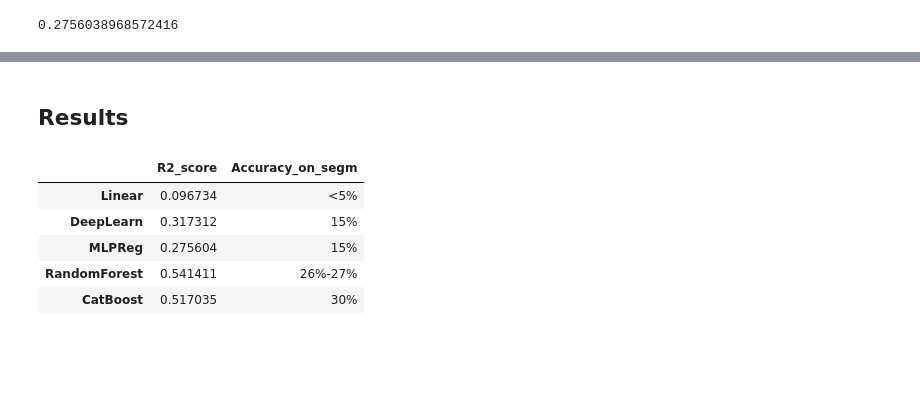
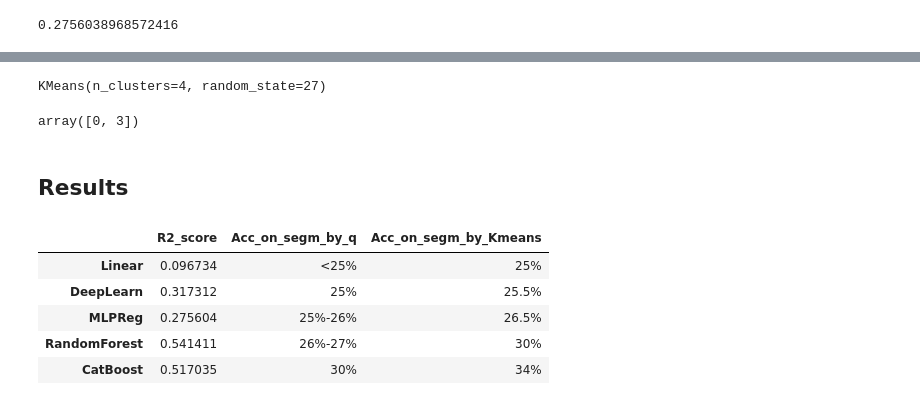
Before and after one commit to AndreyStartup/Hackathon-segment, a Jupyter notebook: Hack1.ipynb, the cells around one changed output, grey strips where cells are left out. Cells and saved outputs as stored; diff of their text form; code cells hidden in the pictures; blank space fills up the shorter version.

Commit message:
Kmeans change

```diff
--- a/Hack1.ipynb
+++ b/Hack1.ipynb
@@ -295,11 +302,19 @@ r2_score(y_test, pred)
+# %%
+model.fit(df_train)
+# %% [output]
+KMeans(n_clusters=4, random_state=27)
+# %%
+model.predict(df_train.iloc[:2, :]) #Example of working
+# %% [output]
+array([0, 3])
 # %% [markdown]
 ## Results
 # %%
-pd.DataFrame([[0.09673426871284, '<5%'],[0.31731232675449605,'15%'], [0.2756038968572416, '15%'],[0.5414108541853, '26%-27%'],[0.517034593123481, '30%']], columns=['R2_score', 'Accuracy_on_segm'], index=['Linear', 'DeepLearn', 'MLPReg', 'RandomForest', 'CatBoost'])
+pd.DataFrame([[0.09673426871284, '<25%', '25%'],[0.31731232675449605,'25%', '25.5%'], [0.2756038968572416, '25%-26%', '26.5%'],[0.5414108541853, '26%-27%', '30%'],[0.517034593123481, '30%', '34%']], columns=['R2_score', 'Acc_on_segm_by_q', 'Acc_on_segm_by_Kmeans'], index=['Linear', 'DeepLearn', 'MLPReg', 'RandomForest', 'CatBoost'])
 # %% [output]
-|  | R2_score | Accuracy_on_segm |
-| Linear | 0.096734 | <5% |
-| DeepLearn | 0.317312 | 15% |
-| MLPReg | 0.275604 | 15% |
-| RandomForest | 0.541411 | 26%-27% |
-| CatBoost | 0.517035 | 30% |
+|  | R2_score | Acc_on_segm_by_q | Acc_on_segm_by_Kmeans |
+| Linear | 0.096734 | <25% | 25% |
+| DeepLearn | 0.317312 | 25% | 25.5% |
+| MLPReg | 0.275604 | 25%-26% | 26.5% |
+| RandomForest | 0.541411 | 26%-27% | 30% |
+| CatBoost | 0.517035 | 30% | 34% |
```
Also changed, not shown: parts of 4 cells of this notebook.
